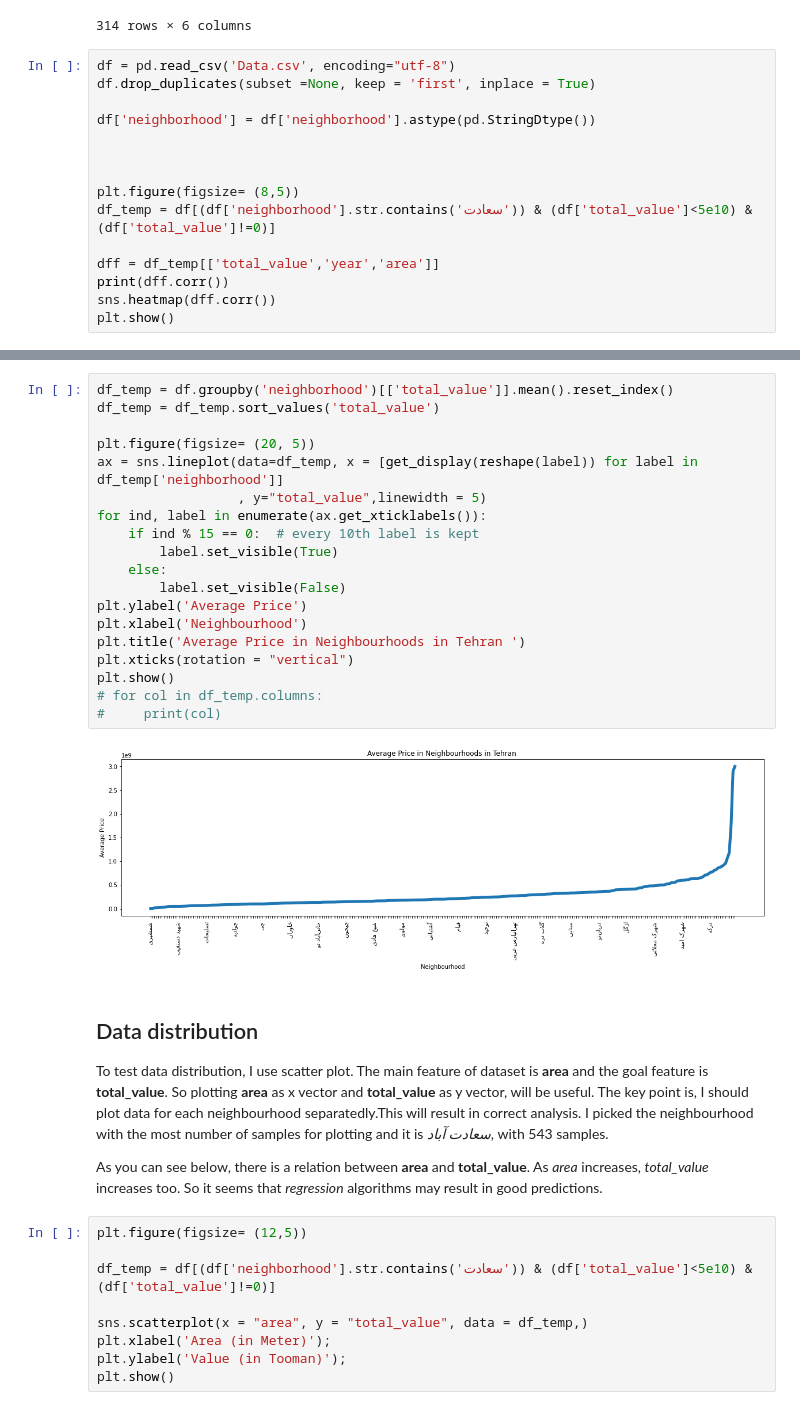
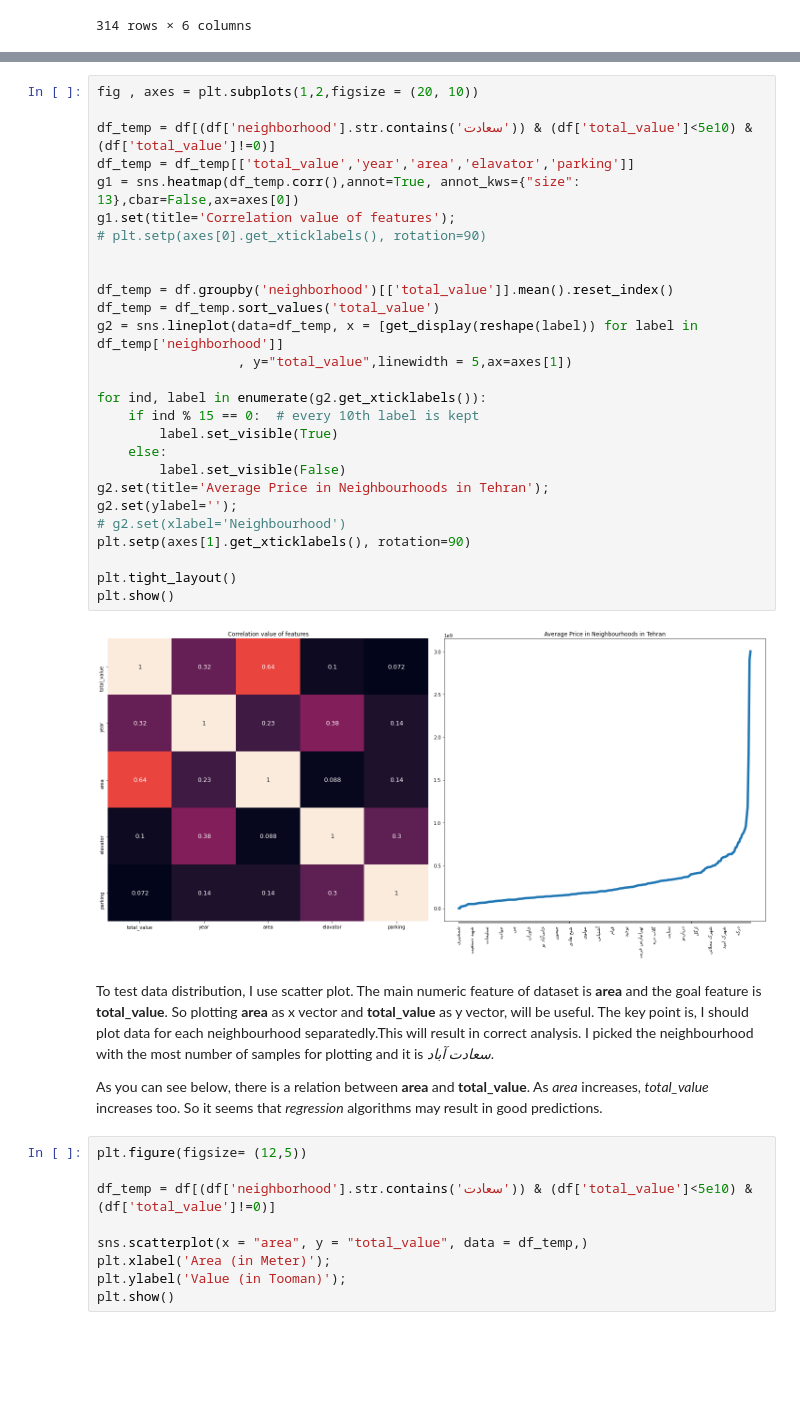
Before and after one commit to amiralimadadi/Regression_TheranHousing, a Jupyter notebook: Analysis.ipynb, the cells around one changed output, grey strips where cells are left out. Drawn from its saved outputs; the diff is of its cells as text; blank space fills up the shorter version.

Commit message:
correlation added

```diff
--- a/Analysis.ipynb
+++ b/Analysis.ipynb
@@ -122,18 +122,3 @@ df.groupby('neighborhood')[['total_value']].agg([np.min ,np.max, np.mean, np.var
 | 312 | یافت‌آباد | 15030000.0 | 2.400000e+08 | 1.231976e+08 | 3.850180e+15 | 11 |
 | 313 | یوسف‌آباد | 0.0 | 1.800000e+09 | 3.651327e+08 | 1.072302e+17 | 130 |
 314 rows × 6 columns
-# %%
-df = pd.read_csv('Data.csv', encoding="utf-8")
-df.drop_duplicates(subset =None, keep = 'first', inplace = True)
-
-df['neighborhood'] = df['neighborhood'].astype(pd.StringDtype())
-
-
-
-plt.figure(figsize= (8,5))
-df_temp = df[(df['neighborhood'].str.contains('سعادت')) & (df['total_value']<5e10) & (df['total_value']!=0)]
-
-dff = df_temp[['total_value','year','area']]
-print(dff.corr())
-sns.heatmap(dff.corr())
-plt.show()
@@ -146,27 +130,34 @@ area            0.638347  0.225455  1.000000
 # %%
+fig , axes = plt.subplots(1,2,figsize = (20, 10))
+
+df_temp = df[(df['neighborhood'].str.contains('سعادت')) & (df['total_value']<5e10) & (df['total_value']!=0)]
+df_temp = df_temp[['total_value','year','area','elavator','parking']]
+g1 = sns.heatmap(df_temp.corr(),annot=True, annot_kws={"size": 13},cbar=False,ax=axes[0])
+g1.set(title='Correlation value of features');
+# plt.setp(axes[0].get_xticklabels(), rotation=90)
+
+
 df_temp = df.groupby('neighborhood')[['total_value']].mean().reset_index()
 df_temp = df_temp.sort_values('total_value')
+g2 = sns.lineplot(data=df_temp, x = [get_display(reshape(label)) for label in df_temp['neighborhood']]
+                  , y="total_value",linewidth = 5,ax=axes[1])
 
-plt.figure(figsize= (20, 5))
-ax = sns.lineplot(data=df_temp, x = [get_display(reshape(label)) for label in df_temp['neighborhood']]
-                  , y="total_value",linewidth = 5)
-for ind, label in enumerate(ax.get_xticklabels()):
+for ind, label in enumerate(g2.get_xticklabels()):
     if ind % 15 == 0:  # every 10th label is kept
         label.set_visible(True)
     else:
         label.set_visible(False)
-plt.ylabel('Average Price')
-plt.xlabel('Neighbourhood')
-plt.title('Average Price in Neighbourhoods in Tehran ')
-plt.xticks(rotation = "vertical")
+g2.set(title='Average Price in Neighbourhoods in Tehran');
+g2.set(ylabel='');
+# g2.set(xlabel='Neighbourhood')
+plt.setp(axes[1].get_xticklabels(), rotation=90)
+
+plt.tight_layout()
 plt.show()
-# for col in df_temp.columns:
-#     print(col)
 # %% [output]
-[figure, old version]
+[figure, new version]
 # %% [markdown]
-## Data distribution
-To test data distribution, I use scatter plot. The main feature of dataset is **area** and the goal feature is **total_value**. So plotting **area** as x vector and **total_value** as y vector, will be useful. The key point is, I should plot data for each neighbourhood separatedly.This will result in correct analysis. I picked the neighbourhood with the most number of samples for plotting and it is *سعادت آباد*, with 543 samples.
+To test data distribution, I use scatter plot. The main numeric feature of dataset is **area** and the goal feature is **total_value**. So plotting **area** as x vector and **total_value** as y vector, will be useful. The key point is, I should plot data for each neighbourhood separatedly.This will result in correct analysis. I picked the neighbourhood with the most number of samples for plotting and it is *سعادت آباد*.
 
 As you can see below, there is a relation between **area** and **total_value**. As *area* increases, *total_value* increases too. So it seems that *regression* algorithms may result in good predictions.
 # %%
```
Also changed, not shown: parts of 2 cells of this notebook.
